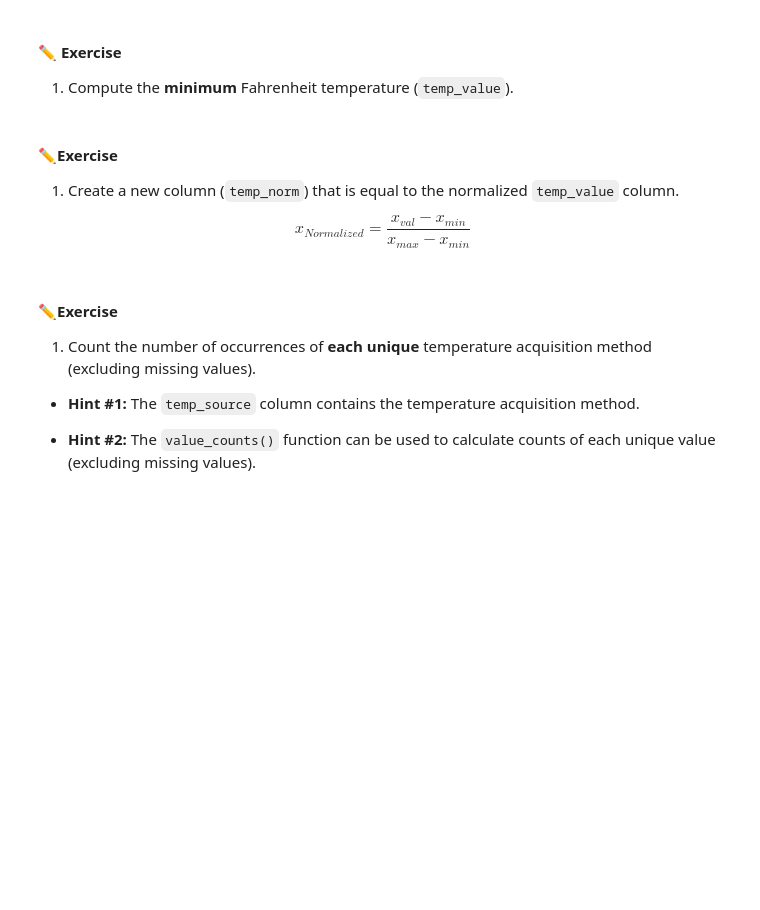
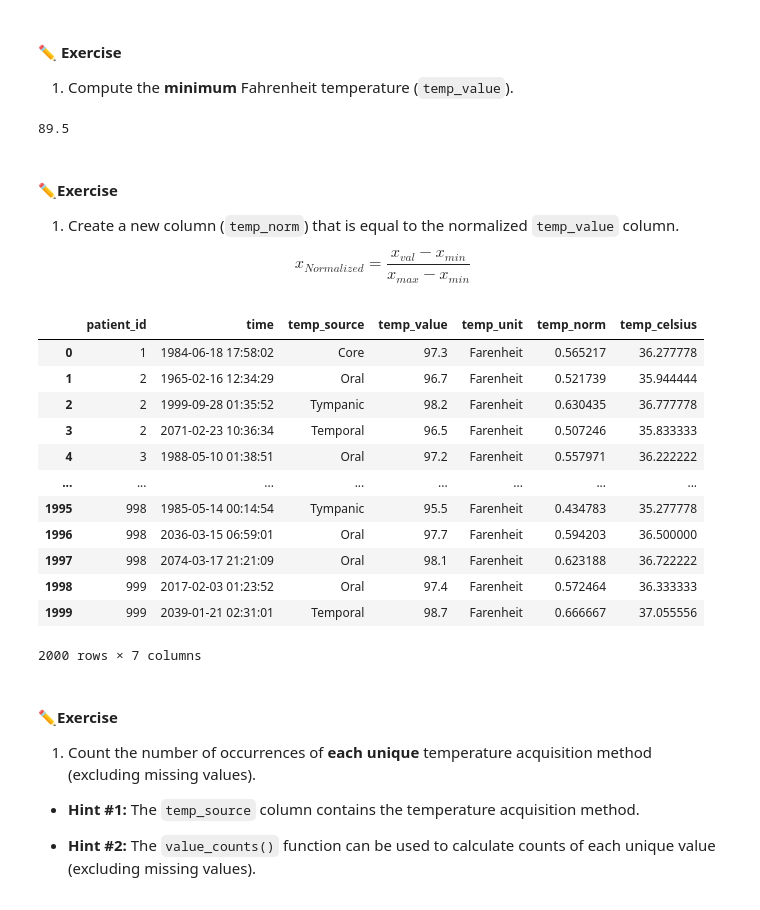
Before and after one commit to raaghuvnandur/BME3053C, a Jupyter notebook: lessons-solved/04_Pandas/2-12-2025.ipynb, the cells around one changed output. Saved outputs shown, nothing was run; the diff lists cells and outputs as text; code cells hidden in the pictures; blank space fills up the shorter version.

```diff
--- a/lessons-solved/04_Pandas/2-12-2025.ipynb
+++ b/lessons-solved/04_Pandas/2-12-2025.ipynb
@@ -279,12 +353,33 @@ temps_df['temp_value'].mean()
 #### **✏️ Exercise**
 
 1. Compute the **minimum** Fahrenheit temperature (`temp_value`).
+# %%
+temps_df['temp_value'].min()
+# %% [output]
+89.5
 # %% [markdown]
 #### **✏️Exercise**
 
 1. Create a new column (`temp_norm`) that is equal to the normalized `temp_value` column.
 
 $$x_{Normalized} = \frac{x_{val}-x_{min}}{x_{max}−x_{min}}$$
+# %%
+temps_df['temp_norm'] = (temps_df['temp_value'] - temps_df['temp_value'].min()) / (temps_df['temp_value'].max() - temps_df['temp_value'].min())
+temps_df
+# %% [output]
+|  | patient_id | time | temp_source | temp_value | temp_unit | temp_norm | temp_celsius |
+| 0 | 1 | 1984-06-18 17:58:02 | Core | 97.3 | Farenheit | 0.565217 | 36.277778 |
+| 1 | 2 | 1965-02-16 12:34:29 | Oral | 96.7 | Farenheit | 0.521739 | 35.944444 |
+| 2 | 2 | 1999-09-28 01:35:52 | Tympanic | 98.2 | Farenheit | 0.630435 | 36.777778 |
+| 3 | 2 | 2071-02-23 10:36:34 | Temporal | 96.5 | Farenheit | 0.507246 | 35.833333 |
+| 4 | 3 | 1988-05-10 01:38:51 | Oral | 97.2 | Farenheit | 0.557971 | 36.222222 |
+| ... | ... | ... | ... | ... | ... | ... | ... |
+| 1995 | 998 | 1985-05-14 00:14:54 | Tympanic | 95.5 | Farenheit | 0.434783 | 35.277778 |
+| 1996 | 998 | 2036-03-15 06:59:01 | Oral | 97.7 | Farenheit | 0.594203 | 36.500000 |
+| 1997 | 998 | 2074-03-17 21:21:09 | Oral | 98.1 | Farenheit | 0.623188 | 36.722222 |
+| 1998 | 999 | 2017-02-03 01:23:52 | Oral | 97.4 | Farenheit | 0.572464 | 36.333333 |
+| 1999 | 999 | 2039-01-21 02:31:01 | Temporal | 98.7 | Farenheit | 0.666667 | 37.055556 |
+2000 rows × 7 columns
 # %% [markdown]
 #### **✏️Exercise**
 
```
Also changed, not shown: parts of 17 cells of this notebook.
